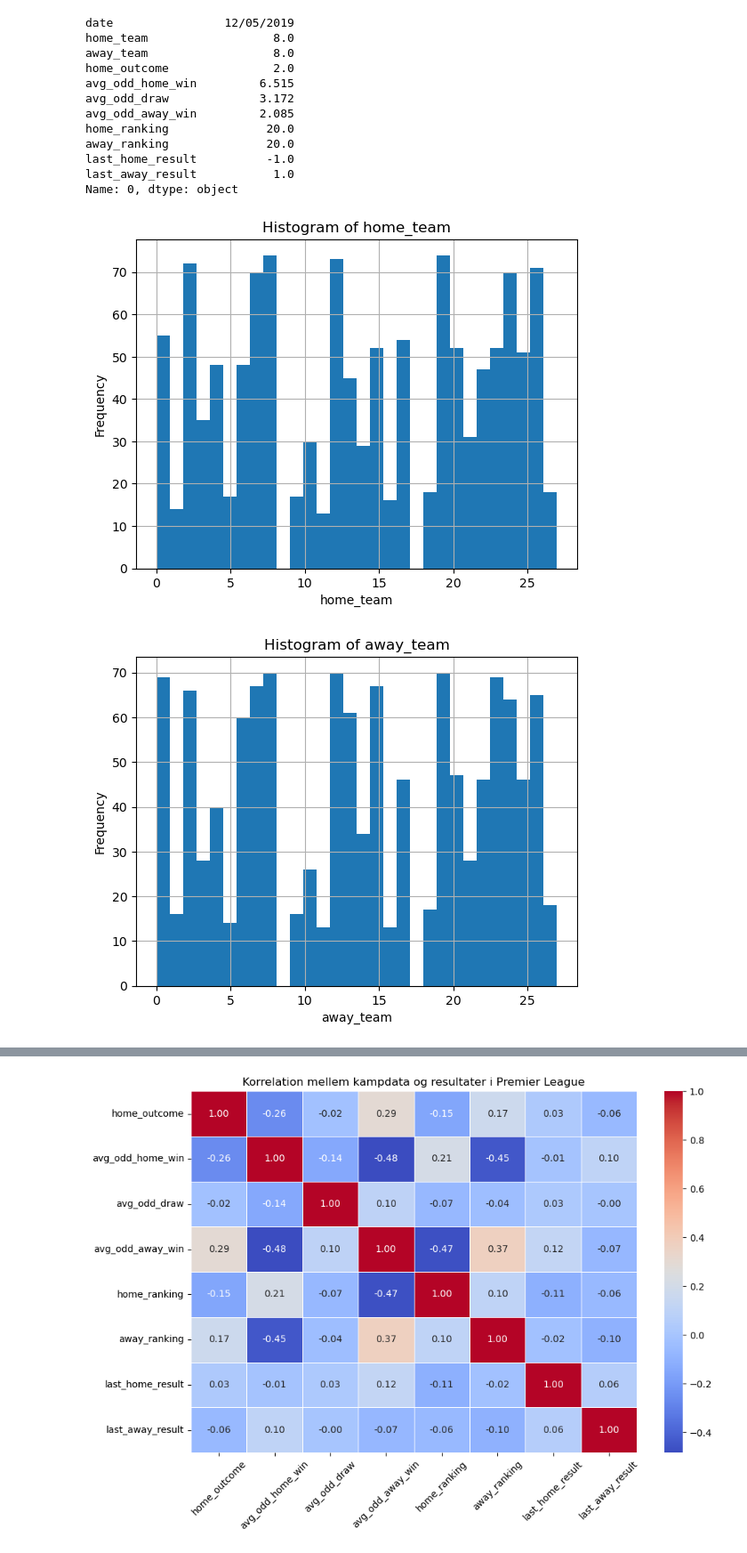
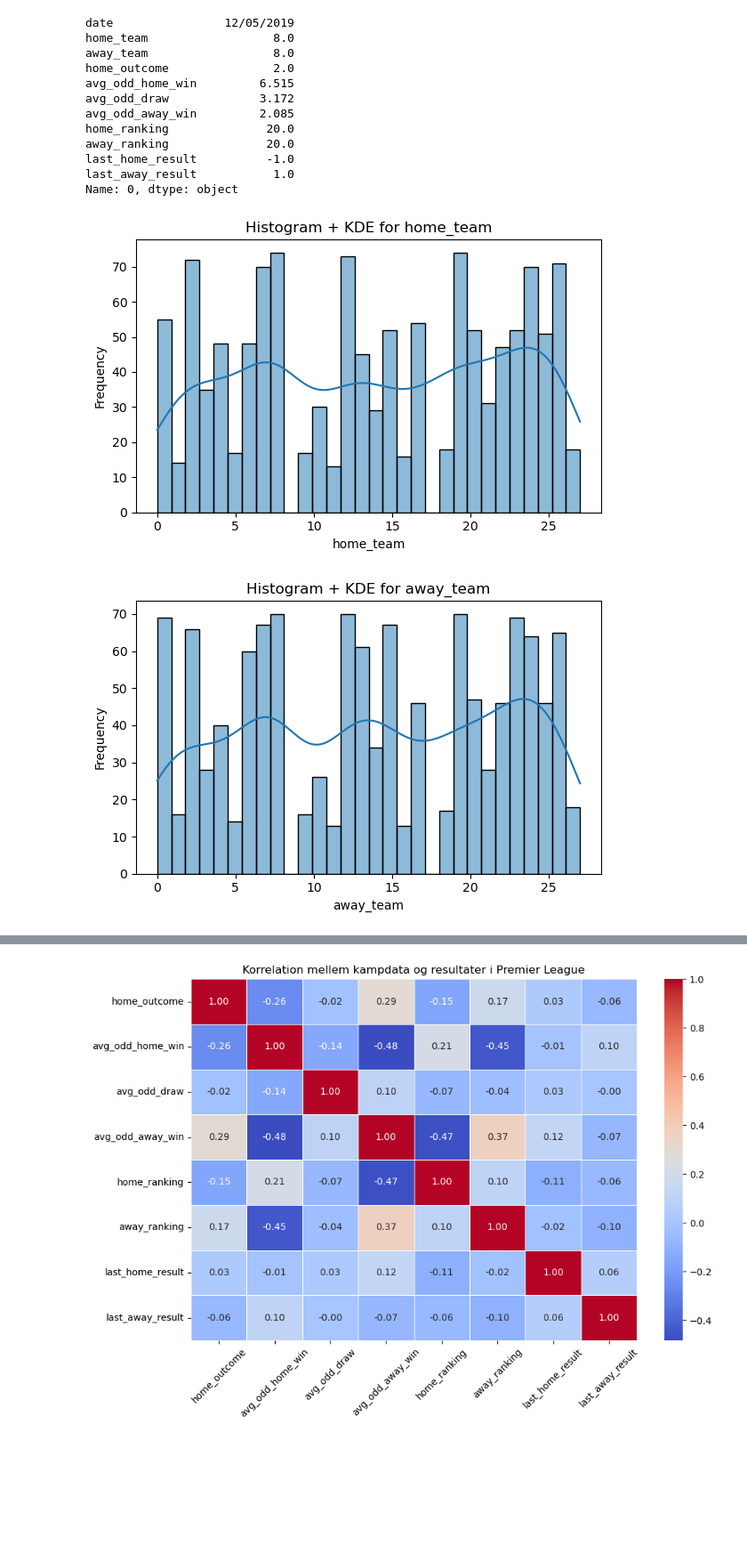
Before and after one commit to peterjanas/betting-BI, a Jupyter notebook: Data-Exploration.ipynb, the cells around one changed output, grey strips where cells are left out. Shown at 89% size. Cells and saved outputs as stored; diff of their text form; code cells hidden in the pictures; blank space fills up the shorter version.

```diff
--- a/Data-Exploration.ipynb
+++ b/Data-Exploration.ipynb
@@ -177,16 +177,21 @@ last_home_result          -1.0
 last_away_result           1.0
 Name: 0, dtype: object
 # %%
-############################################################# Skal nok rettes til at vise noget relevant #############################################################
-# Loop through all numeric columns
+# 📊 Histogrammer med KDE for alle numeriske kolonner
+# Dette giver både frekvens og en glat fordeling (density curve)
+# Loop gennem alle numeriske kolonner
+
 for column in df.select_dtypes(include='number').columns:
-    # Create the histogram for each numeric column
-    df[column].hist(bins=30)
-    plt.title(f'Histogram of {column}')
+    plt.figure(figsize=(6, 4))
+    sns.histplot(df[column], bins=30, kde=True)  # KDE = Kernel Density Estimation
+    plt.title(f'Histogram + KDE for {column}')
     plt.xlabel(column)
     plt.ylabel('Frequency')
+    plt.tight_layout()
     plt.show()
-# It is a normal distribution because the histograms are almost shaped like a bell curve
+
+# KDE-kurven hjælper med at vurdere om data ligner en normalfordeling
+# (symmetrisk, klokkeformet kurve)
 # %% [output]
-[figure, old version]
+[figure, new version]
-[figure, old version]
+[figure, new version]
```
Also changed, not shown: parts of 2 cells of this notebook.
